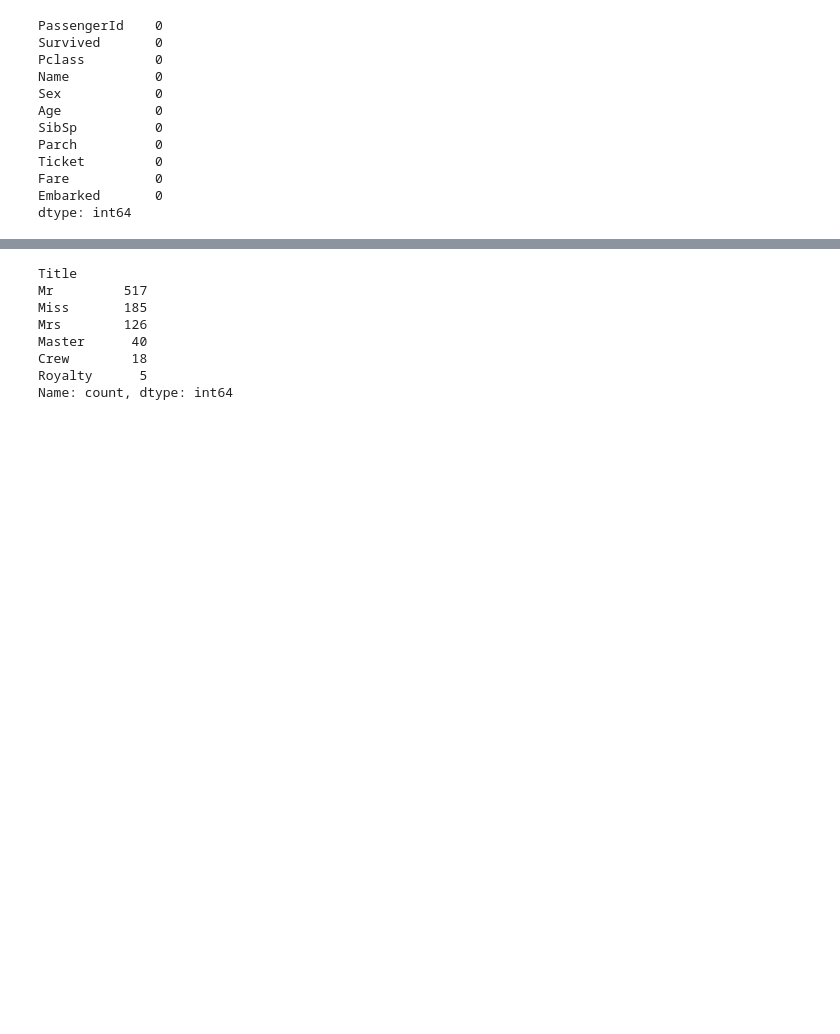
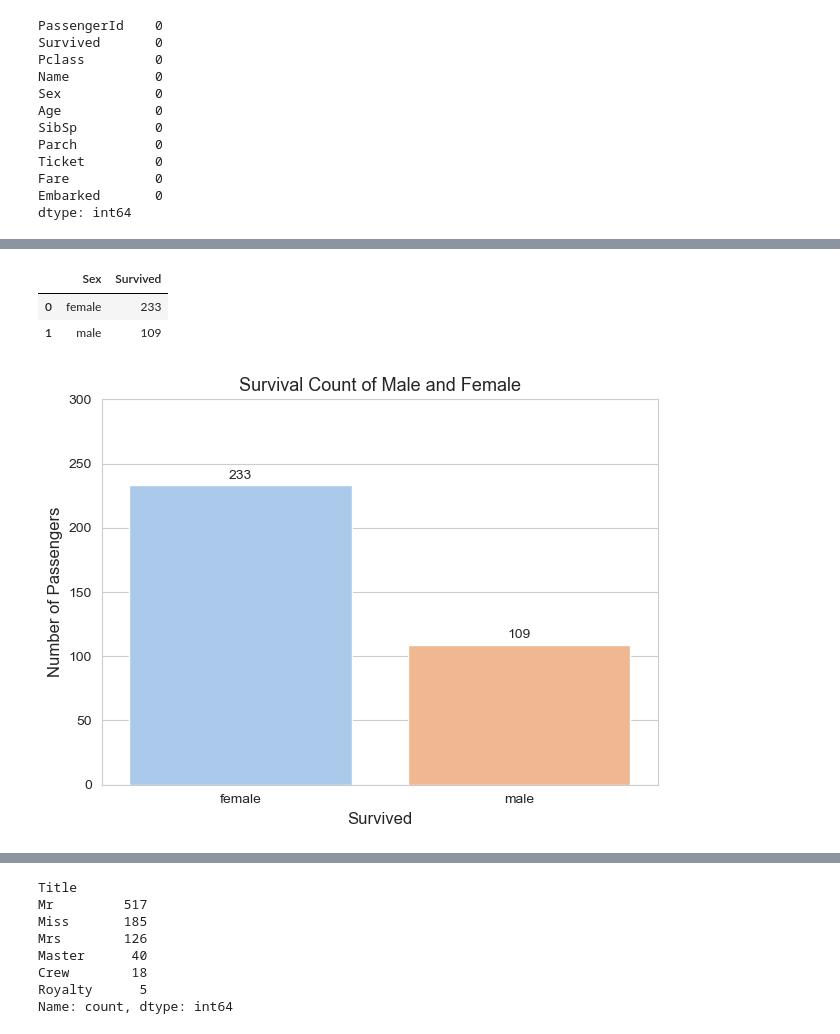
Before and after one commit to faisal-askani/Titanic_Data_Analysis, a Jupyter notebook: eda.ipynb, the cells around one changed output, grey strips where cells are left out. Cells and saved outputs as stored; diff of their text form; code cells hidden in the pictures; blank space fills up the shorter version.

```diff
--- a/eda.ipynb
+++ b/eda.ipynb
@@ -149,0 +232,31 @@ dtype: int64
+# %%
+men_vs_women = df[df['Survived'] == 1].groupby('Sex').size().reset_index(name='Survived')
+men_vs_women
+# %% [output]
+|  | Sex | Survived |
+| 0 | female | 233 |
+| 1 | male | 109 |
+# %%
+# Count of survivors vs non-survivors
+bar_plot = sns.barplot(data=men_vs_women,
+                         x='Sex',
+                         y='Survived',
+                         hue='Sex',
+                         palette='pastel',
+                         legend=False)
+plt.ylim(0, 300)
+plt.title('Survival Count of Male and Female', fontsize=13)
+plt.xlabel('Survived', fontsize=12)
+plt.ylabel('Number of Passengers', fontsize=12)
+
+for bar in bar_plot.patches:
+    bar_plot.text(x=bar.get_x() + bar.get_width()/2,
+                    y=bar.get_height() + 5,
+                    s=f"{int(bar.get_height())}",
+                    ha='center',
+                    fontsize=10)
+
+plt.tight_layout()
+plt.show()
+# %% [output]
+[figure, added]
```
Also changed, not shown: parts of 39 cells of this notebook, 1 other file.
